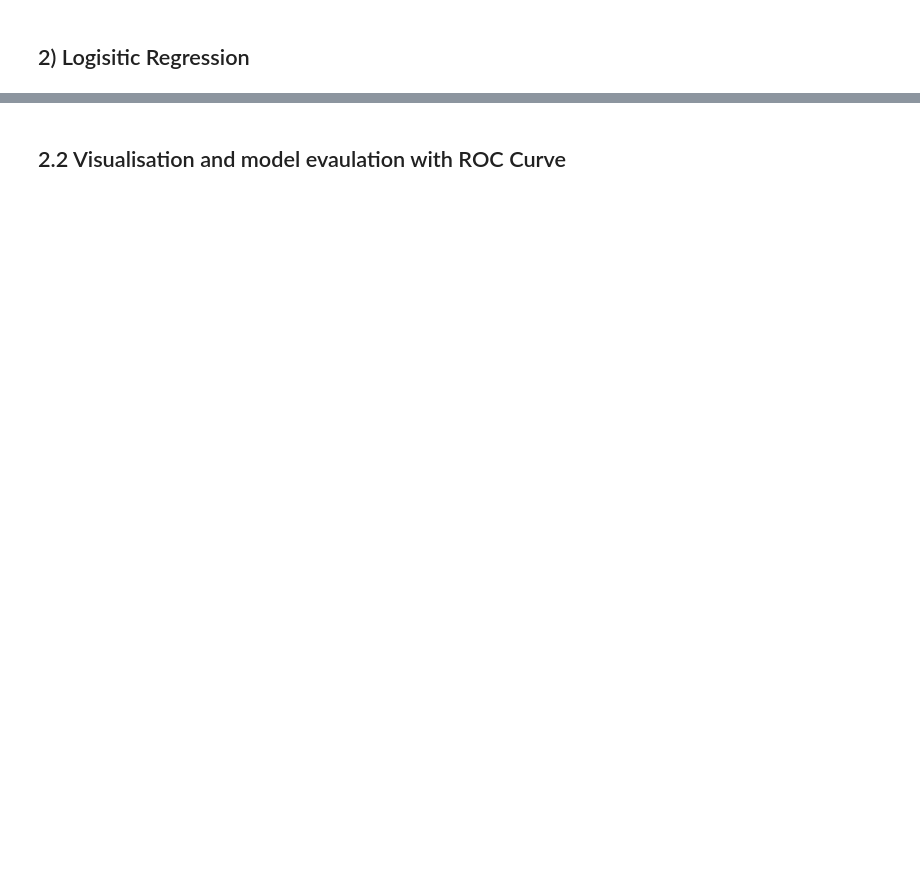
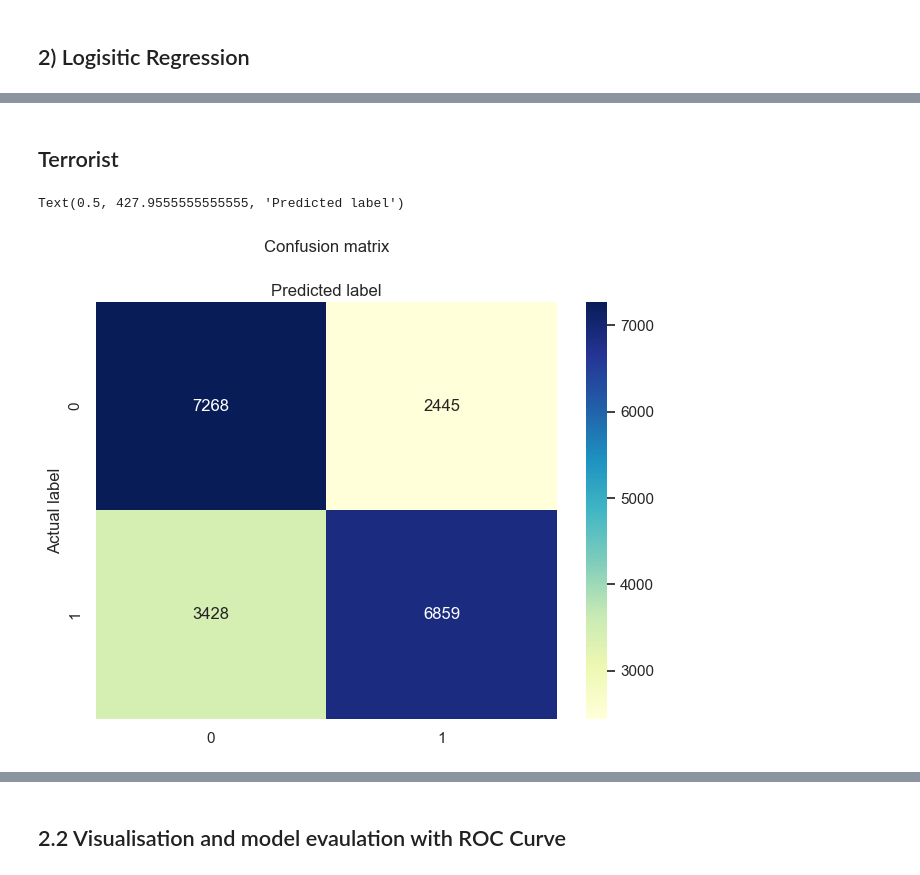
Before and after one commit to fattycuty/DSAI-Mini-Project, a Jupyter notebook: DS Mini-Project.ipynb, the cells around one changed output, grey strips where cells are left out. Drawn from its saved outputs; the diff is of its cells as text; code cells hidden in the pictures; blank space fills up the shorter version.

```diff
--- a/DS Mini-Project.ipynb
+++ b/DS Mini-Project.ipynb
@@ -803,0 +886,12 @@ Accuracy        : 0.712
+# %%
+logreg_t = LogisticRegression(random_state=16)
+logreg_t.fit(X_train_t, y_train_t.values.ravel())
+logreg_t_pred = logreg_t.predict(X_test_t)
+
+print("Logistic Regression \tTrain Dataset")
+print("Accuracy \t:", logreg_t.score(X_train_t, y_train_t.values.ravel()))
+print()
+
+print("Logistic REgression \tTest Dataset")
+print("Accuracy \t:", logreg_t.score(X_test_t, y_test_t))
+print()
@@ -848,0 +949,19 @@ We got a value of 0.73, which shows the accuracy of the model in predicting whet
+# %% [markdown]
+## Terrorist
+# %%
+cnf_matrix = metrics.confusion_matrix(y_test_t, logreg_t_pred)
+class_names=[0,1] # name  of classes
+fig, ax = plt.subplots()
+tick_marks = np.arange(len(class_names))
+plt.xticks(tick_marks, class_names)
+plt.yticks(tick_marks, class_names)
+# create heatmap
+sb.heatmap(pd.DataFrame(cnf_matrix), annot=True, cmap="YlGnBu" ,fmt='g')
+ax.xaxis.set_label_position("top")
+plt.tight_layout()
+plt.title('Confusion matrix', y=1.1)
+plt.ylabel('Actual label')
+plt.xlabel('Predicted label')
+# %% [output]
+Text(0.5, 427.9555555555555, 'Predicted label')
+[figure, added]
```
Also changed, not shown: parts of 63 cells of this notebook.
